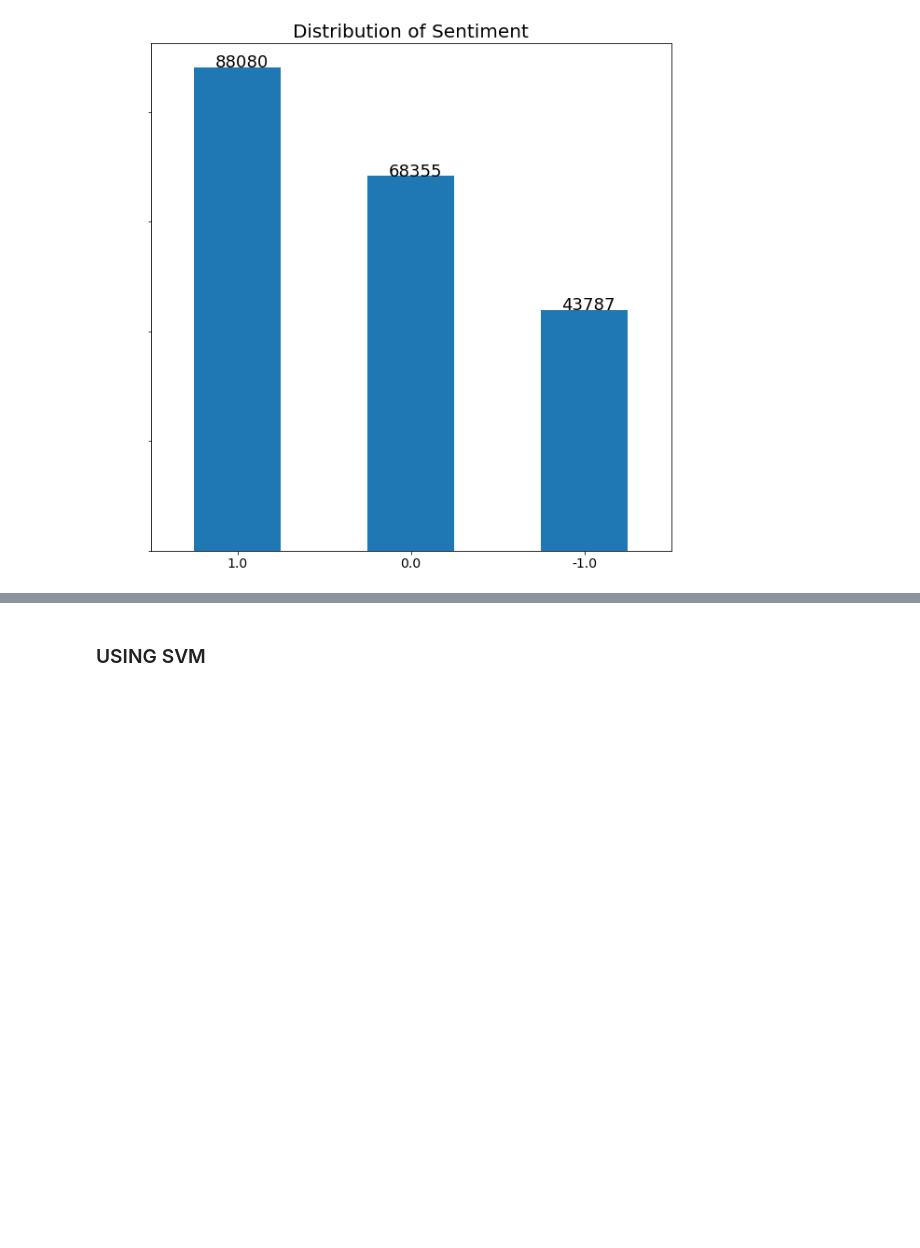
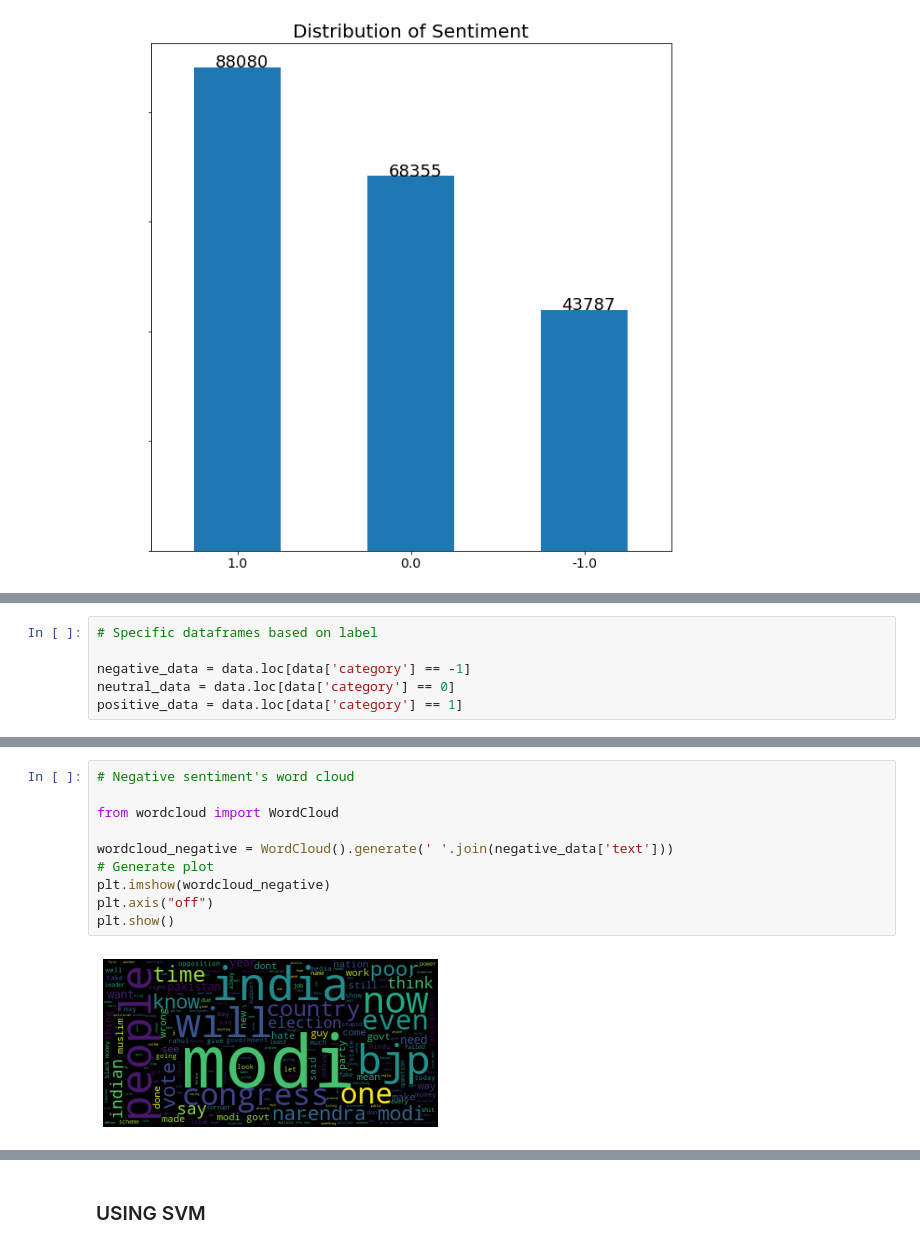
Before and after one commit to SergiCSim/Cas-Kaggle, a Jupyter notebook: Cas_kaggle.ipynb, the cells around one changed output, grey strips where cells are left out. Cells and saved outputs as stored; diff of their text form; blank space fills up the shorter version.

```diff
--- a/Cas_kaggle.ipynb
+++ b/Cas_kaggle.ipynb
@@ -81,0 +98,6 @@ plt.show()
+# %%
+# Specific dataframes based on label
+
+negative_data = data.loc[data['category'] == -1]
+neutral_data = data.loc[data['category'] == 0]
+positive_data = data.loc[data['category'] == 1]
@@ -81,0 +131,12 @@ plt.show()
+# %%
+# Negative sentiment's word cloud
+
+from wordcloud import WordCloud
+
+wordcloud_negative = WordCloud().generate(' '.join(negative_data['text']))
+# Generate plot
+plt.imshow(wordcloud_negative)
+plt.axis("off")
+plt.show()
+# %% [output]
+[figure, added]
```
Also changed, not shown: parts of 96 cells of this notebook.
